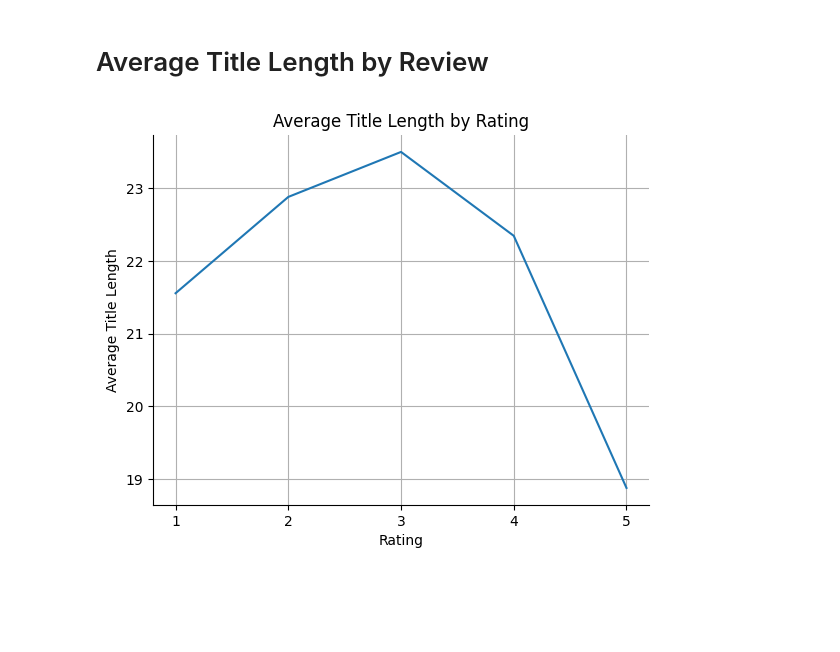
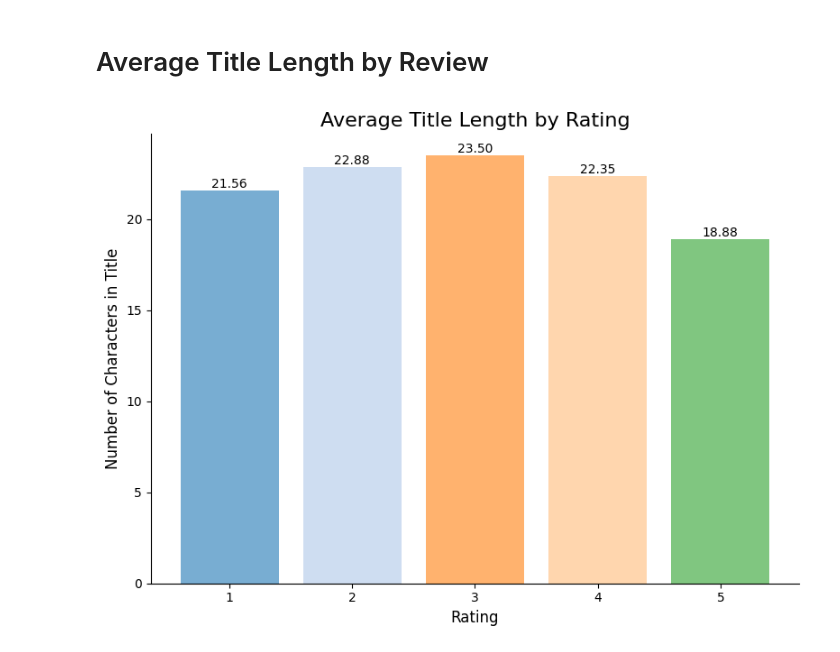
Before and after one commit to al-gent/amazon_fashion_reviews_analysis, a Jupyter notebook: vic_eda.ipynb, the cells around one changed output. Saved outputs shown, nothing was run; the diff lists cells and outputs as text; code cells hidden in the pictures; blank space fills up the shorter version.

Commit message:
updated charting to be a barchart

```diff
--- a/vic_eda.ipynb
+++ b/vic_eda.ipynb
@@ -204,16 +204,28 @@ result = average_rdd.collect()
 
 ratings, avg_title_length = zip(*result)
 # %%
-plt.plot(ratings, avg_title_length)
-plt.title("Average Title Length by Rating")
-plt.ylabel("Average Title Length")
-plt.xlabel("Rating")
-plt.xticks(ratings)
+plt.figure(figsize=(8, 6))
+colors = plt.cm.tab20(range(len(avg_title_length)))
+bars = plt.bar(ratings, avg_title_length, color=colors, alpha=0.6)
+
+for bar, value in zip(bars, avg_title_length):
+    plt.text(
+        bar.get_x() + bar.get_width() / 2,
+        bar.get_height(),
+        f"{value:.2f}",
+        ha="center", va="bottom", fontsize=10
+    )
+
+plt.title("Average Title Length by Rating", fontsize=16)
+plt.xlabel("Rating", fontsize=12)
+plt.ylabel("Number of Characters in Title", fontsize=12)
+plt.xticks(ratings, fontsize=10)
+plt.yticks(fontsize=10)
 plt.gca().spines['top'].set_visible(False)
 plt.gca().spines['right'].set_visible(False)
-plt.grid()
+plt.tight_layout()
 plt.show()
 # %% [output]
-[figure, old version]
+[figure, new version]
 # %%
 sc.stop()
```
